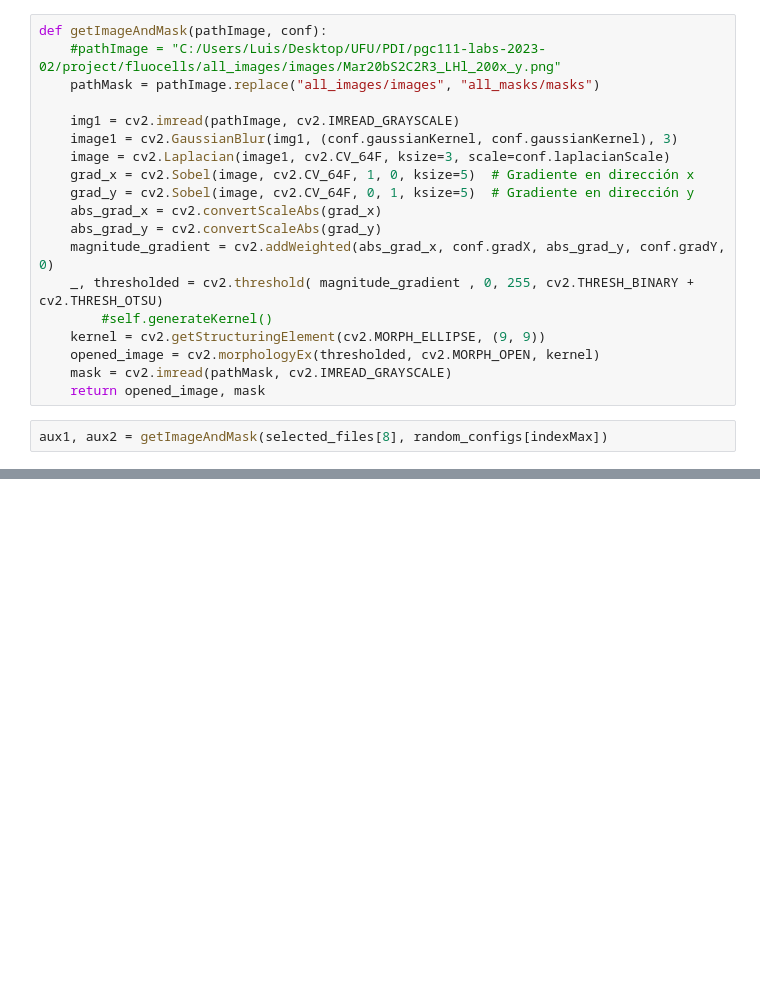
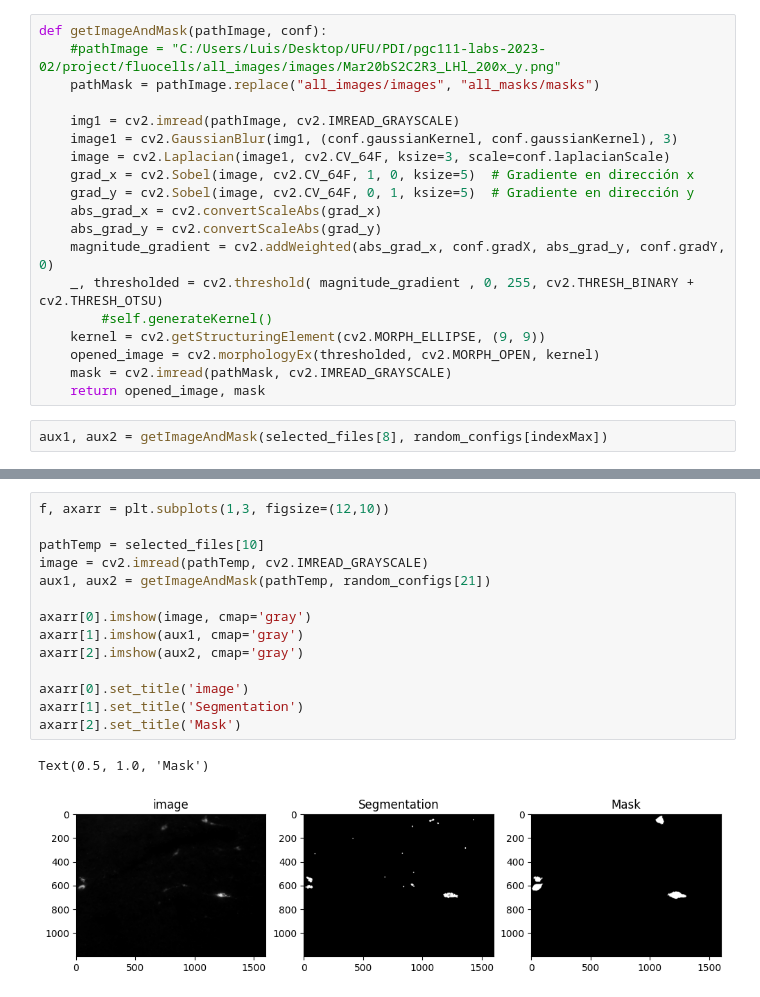
Before and after one commit to ljmantillasc/pgc111-labs-2023-02, a Jupyter notebook: project/lab01.ipynb, the cells around one changed output, grey strips where cells are left out. Drawn from its saved outputs; the diff is of its cells as text; blank space fills up the shorter version.

```diff
--- a/project/lab01.ipynb
+++ b/project/lab01.ipynb
@@ -466,0 +516,17 @@ Text(0.5, 1.0, 'Mask')
+# %%
+f, axarr = plt.subplots(1,3, figsize=(12,10))
+
+pathTemp = selected_files[10]
+image = cv2.imread(pathTemp, cv2.IMREAD_GRAYSCALE)
+aux1, aux2 = getImageAndMask(pathTemp, random_configs[21])
+
+axarr[0].imshow(image, cmap='gray')
+axarr[1].imshow(aux1, cmap='gray')
+axarr[2].imshow(aux2, cmap='gray')
+
+axarr[0].set_title('image')
+axarr[1].set_title('Segmentation')
+axarr[2].set_title('Mask')
+# %% [output]
+Text(0.5, 1.0, 'Mask')
+[figure, added]
```
Also changed, not shown: parts of 19 cells of this notebook.
